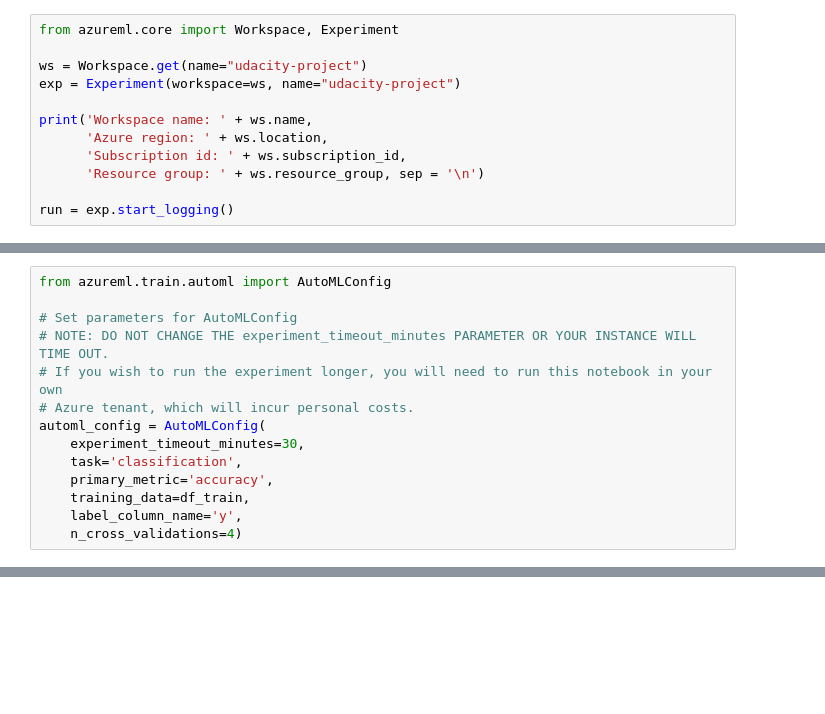
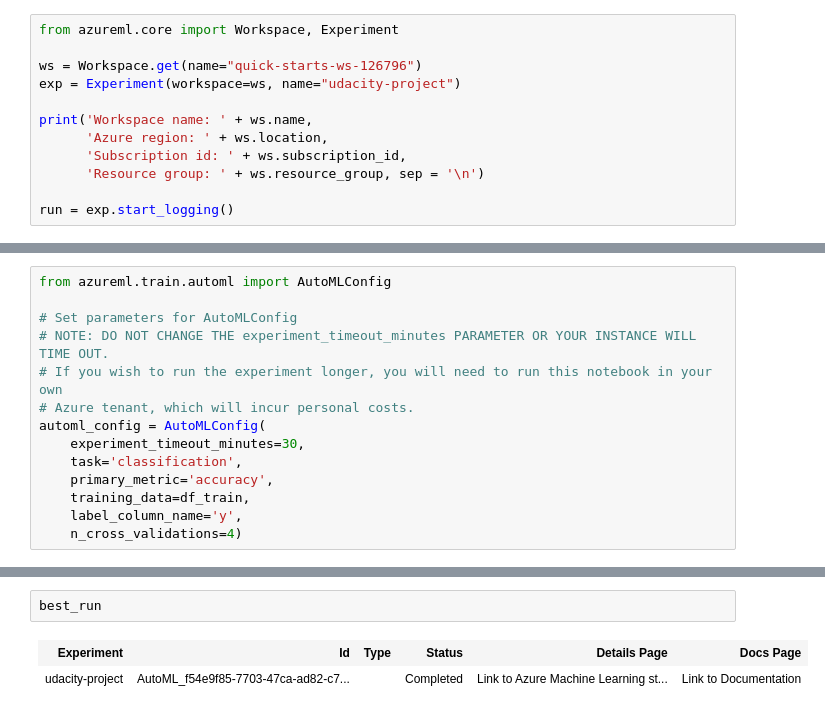
Before and after one commit to avinashreddy02/nd00333_AZMLND_Optimizing_a_Pipeline_in_Azure-Starter_Files, a Jupyter notebook: udacity-project.ipynb, the cells around one changed output, grey strips where cells are left out. Cells and saved outputs as stored; diff of their text form; blank space fills up the shorter version.

```diff
--- a/udacity-project.ipynb
+++ b/udacity-project.ipynb
@@ -1,7 +1,7 @@
 # %%
 from azureml.core import Workspace, Experiment
 
-ws = Workspace.get(name="udacity-project")
+ws = Workspace.get(name="quick-starts-ws-126796")
 exp = Experiment(workspace=ws, name="udacity-project")
 
 print('Workspace name: ' + ws.name,
@@ -137,0 +206,5 @@ fitted_model.steps
+# %%
+best_run
+# %% [output]
+| Experiment | Id | Type | Status | Details Page | Docs Page |
+| udacity-project | AutoML_f54e9f85-7703-47ca-ad82-c7... |  | Completed | Link to Azure Machine Learning st... | Link to Documentation |
```
Also changed, not shown: parts of 7 cells of this notebook, 1 other file.
